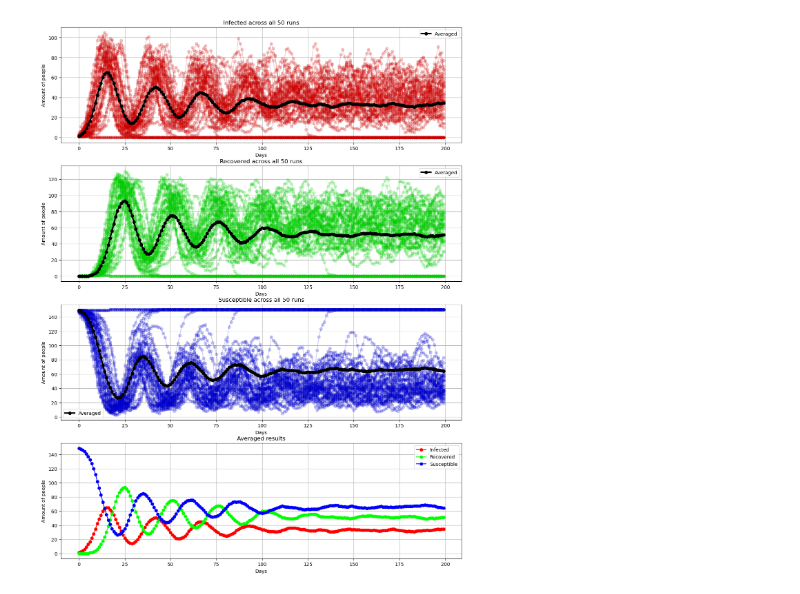
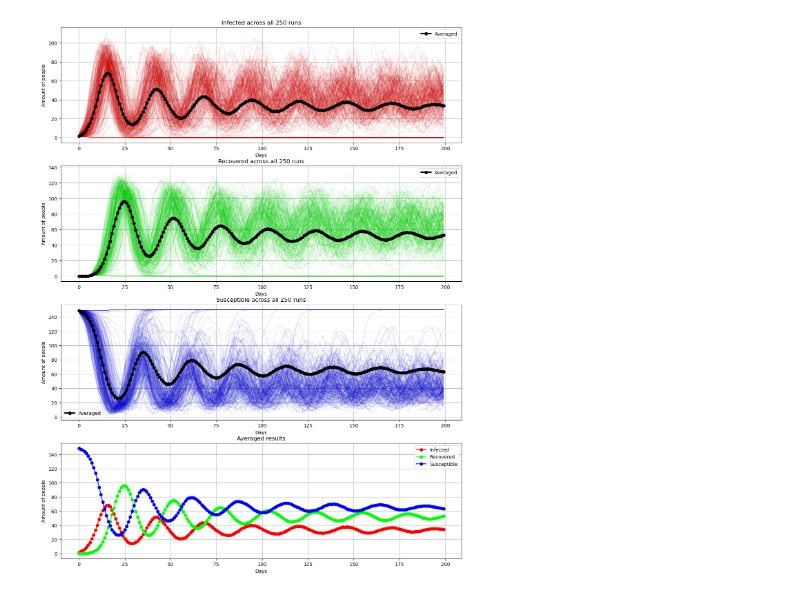
Before and after one commit to karpada2/comp_sci_mini_project, a Jupyter notebook: watts_strogatz_better.ipynb, the cells around one changed output. Saved outputs shown, nothing was run; the diff lists cells and outputs as text; code cells hidden in the pictures.

Commit message:
fixed a small issue and tweaked values

```diff
--- a/watts_strogatz_better.ipynb
+++ b/watts_strogatz_better.ipynb
@@ -9,7 +9,7 @@ plt.rcParams["figure.figsize"] = (15, 20)
 Rewiring_Prob = 0.3
 Nodes = 150
 Nearest_Neighbors = 6
-simulations_to_run = 50
+simulations_to_run = 250
 
 simulation_time = 200
 recovered_immunity_time = 10
@@ -31,7 +31,7 @@ for simulation in range(simulations_to_run):
     network_dict = {node: list(graph.neighbors(node)) for node in graph.nodes}
 
     # Assign node attributes
-    patient_zero_ind = random.randint(0, Nodes)
+    patient_zero_ind = random.randint(0, Nodes-1)
     nx.set_node_attributes(graph, {1: "Infected", 2: "Susceptible", 3: "Recovered"}, "status")
     for node in graph.nodes():
         graph.nodes[node]["status"] = "Susceptible"
@@ -79,9 +79,9 @@ for simulation in range(simulations_to_run):
                 if graph.nodes[node]["time_since_recovered"] > recovered_immunity_time:
                     graph.nodes[node]["status"] = 'Susceptible'
                     graph.nodes[node]["time_since_recovered"] = -1
-    infected_graph.plot(x_axis_values, this_simulation_stats["Infected"], "-o", color="#cc0000", alpha=0.2)
-    recovered_graph.plot(x_axis_values, this_simulation_stats["Recovered"], "-o", color="#00cc00", alpha=0.2)
-    susceptible_graph.plot(x_axis_values, this_simulation_stats["Susceptible"], "-o", color="#0000cc", alpha=0.2)
+    infected_graph.plot(x_axis_values, this_simulation_stats["Infected"], "-", color="#cc0000", alpha=0.1)
+    recovered_graph.plot(x_axis_values, this_simulation_stats["Recovered"], "-", color="#00cc00", alpha=0.1)
+    susceptible_graph.plot(x_axis_values, this_simulation_stats["Susceptible"], "-", color="#0000cc", alpha=0.1)
 
 for stat in stats.values():
     for i in range(simulation_time):
@@ -94,31 +94,31 @@ overall_graph.plot(x_axis_values, stats["Recovered"], "-o", label="Recovered", c
 recovered_graph.plot(x_axis_values, stats["Recovered"], "-o", label="Averaged", color="black", lw=3)
 overall_graph.plot(x_axis_values, stats["Susceptible"], "-o", label="Susceptible", color="blue")
 susceptible_graph.plot(x_axis_values, stats["Susceptible"], "-o", label="Averaged", color="black", lw=3)
 
 infected_graph.grid()
 recovered_graph.grid()
 susceptible_graph.grid()
 overall_graph.grid()
 
 infected_graph.legend()
 recovered_graph.legend()
 susceptible_graph.legend()
 overall_graph.legend()
 
 infected_graph.set_xlabel("Days")
 recovered_graph.set_xlabel("Days")
 susceptible_graph.set_xlabel("Days")
 overall_graph.set_xlabel("Days")
 
 infected_graph.set_ylabel("Amount of people")
 recovered_graph.set_ylabel("Amount of people")
 susceptible_graph.set_ylabel("Amount of people")
 overall_graph.set_ylabel("Amount of people")
 
 infected_graph.set_title(f"Infected across all {simulations_to_run} runs")
 recovered_graph.set_title(f"Recovered across all {simulations_to_run} runs")
 susceptible_graph.set_title(f"Susceptible across all {simulations_to_run} runs")
 overall_graph.set_title("Averaged results")
 plt.show()
 # %% [output]
-[figure, old version]
+[figure, new version]
```
